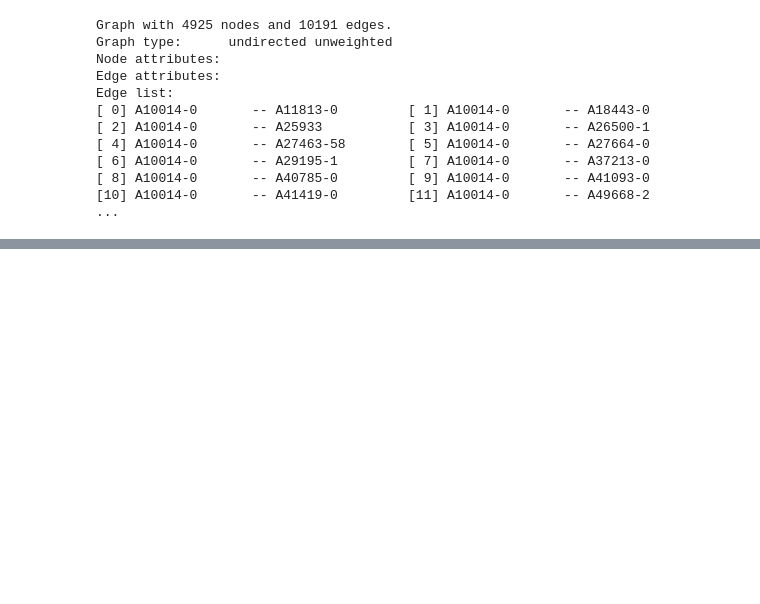
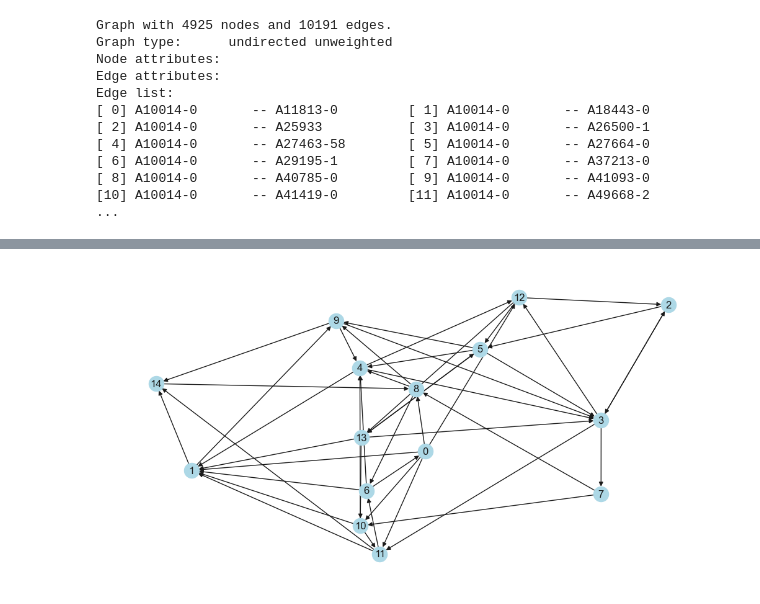
Before and after one commit to z-my-cn/NSDA, a Jupyter notebook: Code/Python/Ch04.ipynb, the cells around one changed output, grey strips where cells are left out. Cells and saved outputs as stored; diff of their text form; code cells hidden in the pictures; blank space fills up the shorter version.

```diff
--- a/Code/Python/Ch04.ipynb
+++ b/Code/Python/Ch04.ipynb
@@ -32,0 +239,4 @@ Edge list:
+# %%
+# 随机生成一个有向网络 15个节点，45条边
+g_random = nx.gnm_random_graph(15, 45, seed=42, directed=True)
+graph_info(g_random)
@@ -32,0 +256,7 @@ Edge list:
+# %%
+plt.figure(figsize=(10, 5))
+pos = nx.spring_layout(g_random, seed=42)
+nx.draw(g_random, pos, with_labels=True, node_color='lightblue')
+plt.show()
+# %% [output]
+[figure, added]
```
Also changed, not shown: parts of 64 cells of this notebook, 1 other file.
